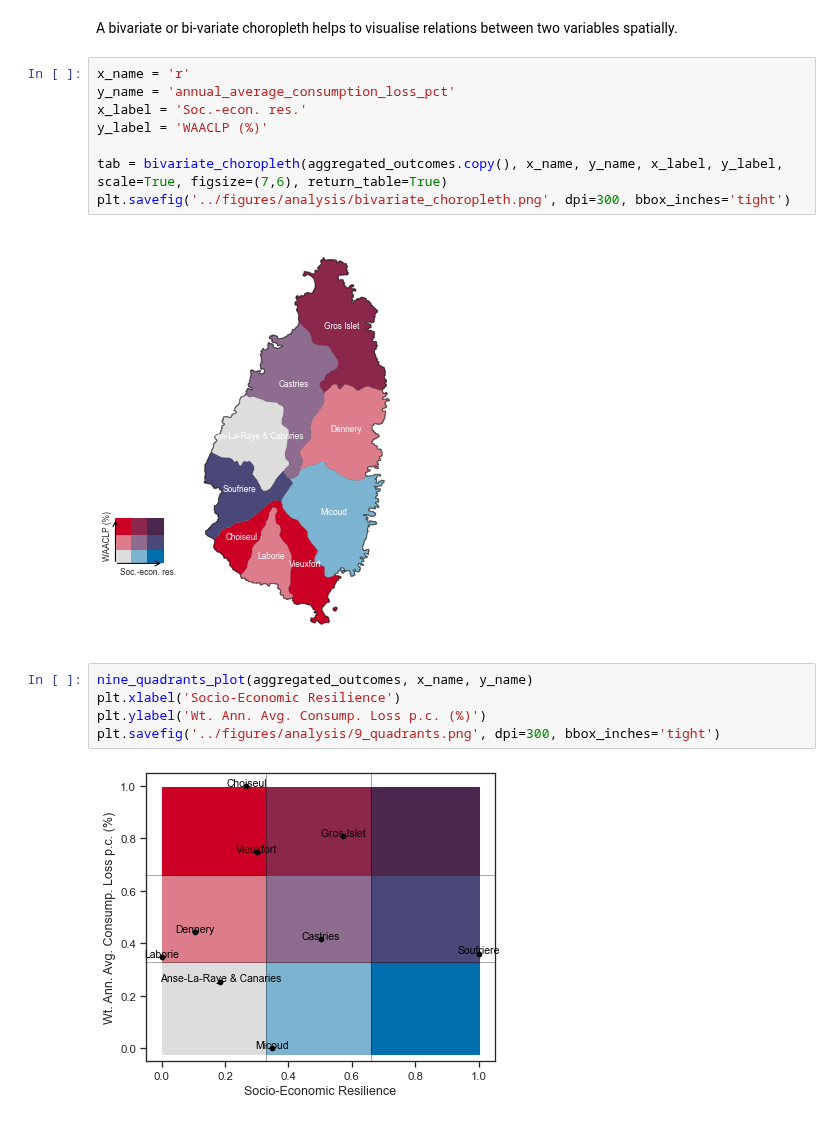
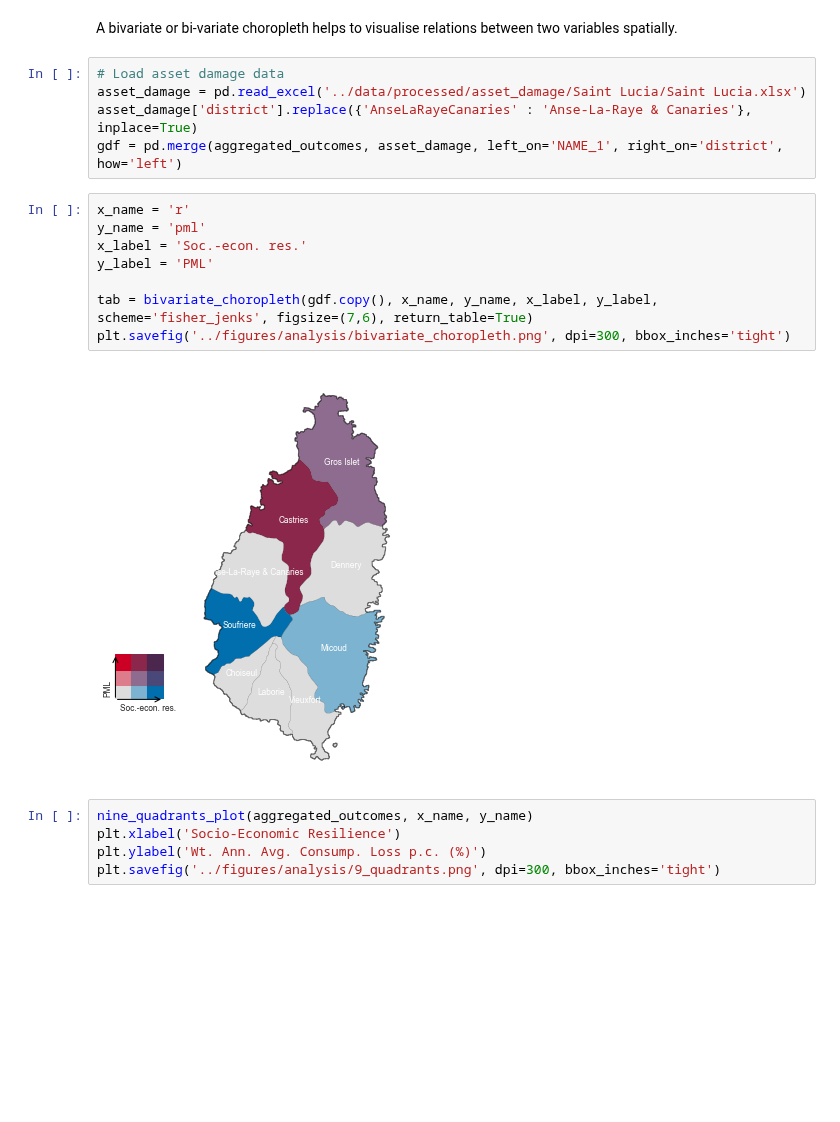
Before and after one commit to mikhailsirenko/unbreakable, a Jupyter notebook: notebooks/analysis.ipynb, the cells around one changed output. Drawn from its saved outputs; the diff is of its cells as text; blank space fills up the shorter version.

```diff
--- a/notebooks/analysis.ipynb
+++ b/notebooks/analysis.ipynb
@@ -365,20 +299,23 @@ plt.savefig(f'../figures/analysis/{aggregation}_outcomes_spatially.png', dpi=300
 [figure]
 # %% [markdown]
 A bivariate or bi-variate choropleth helps to visualise relations between two variables spatially.
+# %%
+# Load asset damage data
+asset_damage = pd.read_excel('../data/processed/asset_damage/Saint Lucia/Saint Lucia.xlsx')
+asset_damage['district'].replace({'AnseLaRayeCanaries' : 'Anse-La-Raye & Canaries'}, inplace=True)
+gdf = pd.merge(aggregated_outcomes, asset_damage, left_on='NAME_1', right_on='district', how='left')
 # %%
 x_name = 'r'
-y_name = 'annual_average_consumption_loss_pct'
+y_name = 'pml'
 x_label = 'Soc.-econ. res.'
-y_label = 'WAACLP (%)'
+y_label = 'PML'
 
-tab = bivariate_choropleth(aggregated_outcomes.copy(), x_name, y_name, x_label, y_label, scale=True, figsize=(7,6), return_table=True)
+tab = bivariate_choropleth(gdf.copy(), x_name, y_name, x_label, y_label, scheme='fisher_jenks', figsize=(7,6), return_table=True)
 plt.savefig('../figures/analysis/bivariate_choropleth.png', dpi=300, bbox_inches='tight')
 # %% [output]
-[figure, old version]
+[figure, new version]
 # %%
 nine_quadrants_plot(aggregated_outcomes, x_name, y_name)
 plt.xlabel('Socio-Economic Resilience')
 plt.ylabel('Wt. Ann. Avg. Consump. Loss p.c. (%)')
 plt.savefig('../figures/analysis/9_quadrants.png', dpi=300, bbox_inches='tight')
-# %% [output]
-[figure, removed]
```
Also changed, not shown: parts of 15 cells of this notebook, 9 other files.
